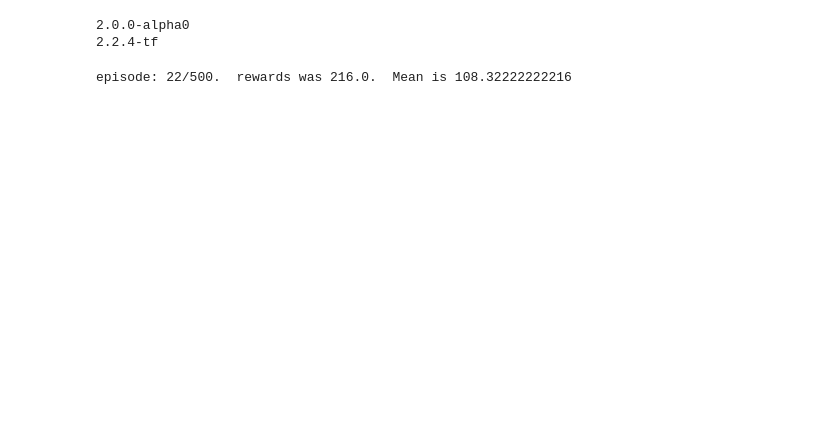
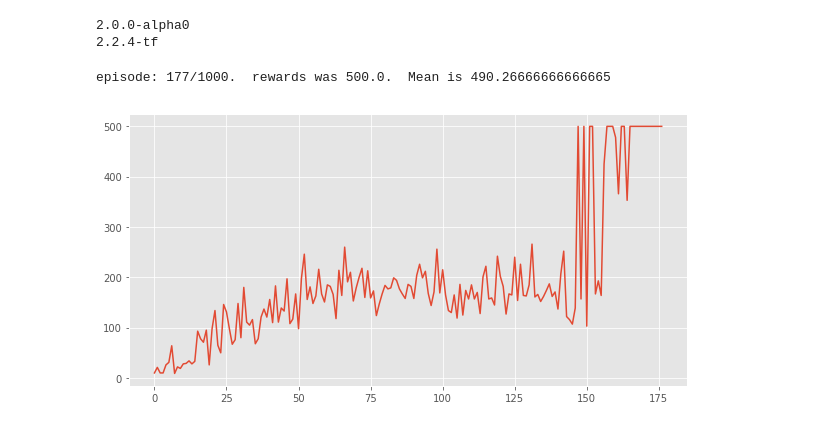
Before and after one commit to jeffrwatts/rl-notebooks, a Jupyter notebook: dqn.ipynb, the cells around one changed output. Cells and saved outputs as stored; diff of their text form; code cells hidden in the pictures; blank space fills up the shorter version.

```diff
--- a/dqn.ipynb
+++ b/dqn.ipynb
@@ -229,8 +287,14 @@ observation_size = env.observation_space.shape[0]
 action_size = env.action_space.n
 # %%
 agent = DQNAgent(observation_size, action_size)
-# %%
-train_agent(env, agent, 500, 400)
-# %% [output]
-episode: 22/500.  rewards was 216.0.  Mean is 108.32222222216
+# %%
+rewards = train_agent(env, agent, 1000, 490)
+# %% [output]
+episode: 177/1000.  rewards was 500.0.  Mean is 490.26666666666665
+# %%
+fig = plt.figure(figsize=(10,5))
+plt.plot(rewards)
+plt.show(fig)
+# %% [output]
+[figure, added]
 # %%
```
Also changed, not shown: parts of 8 cells of this notebook.
